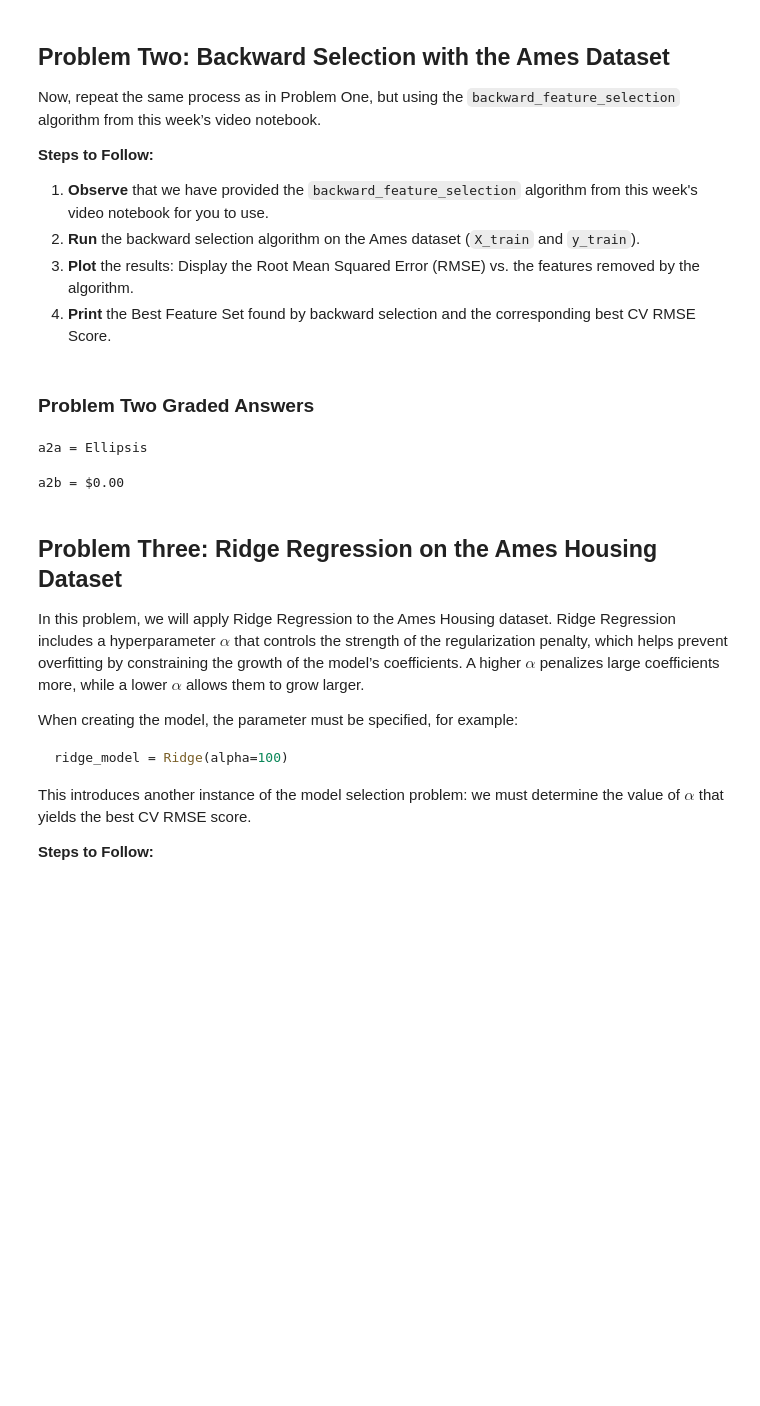
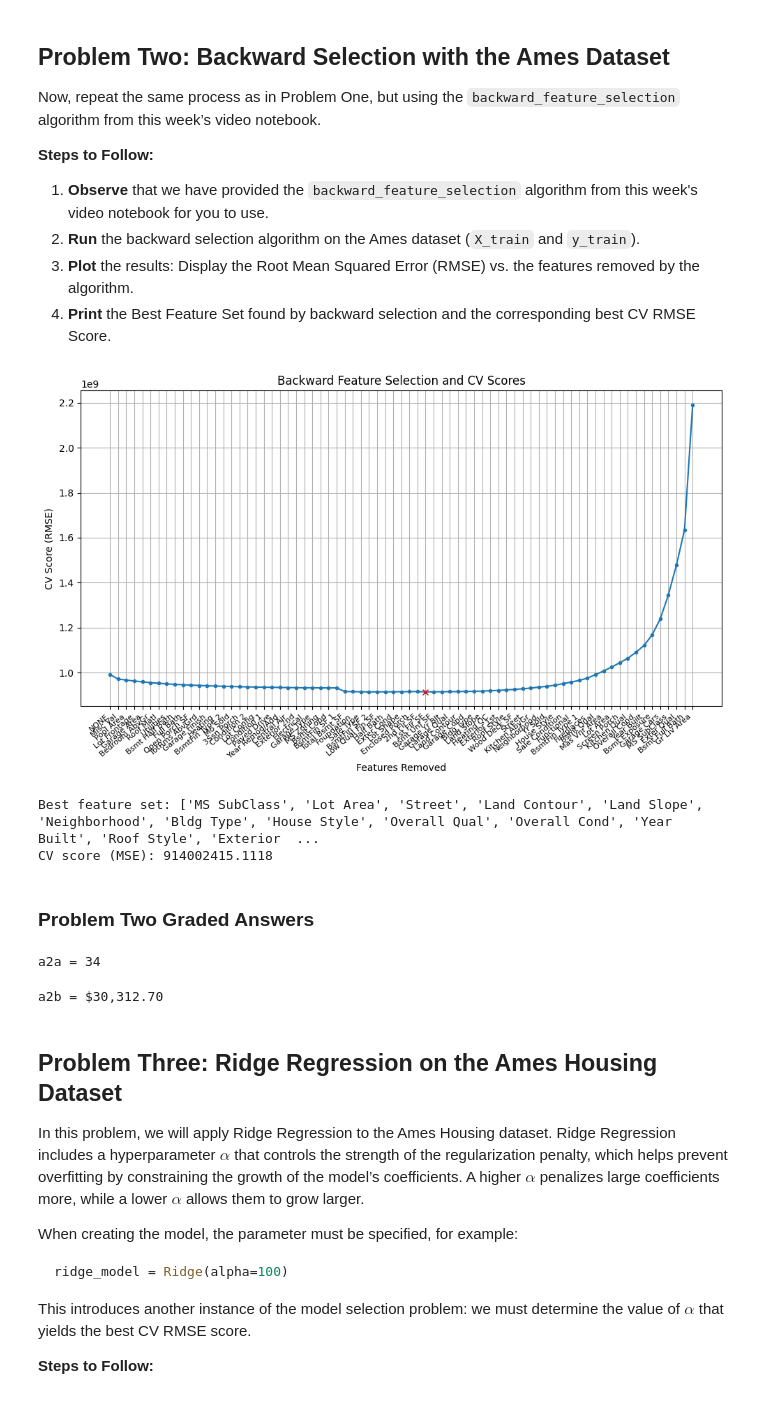
Before and after one commit to els246/Mod-3-HW-5-, a Jupyter notebook: Homework_05.ipynb, the cells around one changed output. Cells and saved outputs as stored; diff of their text form; code cells hidden in the pictures; blank space fills up the shorter version.

```diff
--- a/Homework_05.ipynb
+++ b/Homework_05.ipynb
@@ -341,24 +342,45 @@ def backward_feature_selection(X, y, model,
     )
 # %%
 # Your code here:  Run Backward Feature Selection, plot the results, and print out the Best Feature Set and the Best CV RMSE Score found.
+model = LinearRegression()
+selected_features, best_scores, best_feature_set, best_score = (
+    backward_feature_selection(X_train, y_train, model, verbose=False)
+)
+plt.figure(figsize=(10, 6))
+plt.title('Backward Feature Selection and CV Scores')
+plt.plot(range(1, len(best_scores) + 1), best_scores, marker='.')
+index = np.argmin(best_scores)
+plt.plot([index + 1], best_scores[index], marker='x', color='red')
+plt.xticks(range(1, len(selected_features) + 1), selected_features, rotation=40, ha='right', fontsize=8)
+plt.xlabel('Features Removed')
+plt.ylabel('CV Score (RMSE)')
+plt.grid()
+plt.tight_layout()
+plt.show()
+print("Best feature set:", best_feature_set)
+print("CV score (MSE):",np.around(best_score,4))
+# %% [output]
+[figure, added]
+Best feature set: ['MS SubClass', 'Lot Area', 'Street', 'Land Contour', 'Land Slope', 'Neighborhood', 'Bldg Type', 'House Style', 'Overall Qual', 'Overall Cond', 'Year Built', 'Roof Style', 'Exterior  ...
+CV score (MSE): 914002415.1118
 # %% [markdown]
 ### Problem Two Graded Answers
 # %%
 # TODO:  Set the variable to the number of features in the best feature set found
 
-a2a = ...
+a2a = len(best_feature_set)
 
 print(f'a2a = {a2a}')
 # %% [output]
-a2a = Ellipsis
+a2a = 34
 # %%
 # TODO:  Set the variable to the best CV RMSE score found
 
-a2b = 0.0                    # Just to get this cell to run without errors, insert your answer here
+a2b = np.sqrt(best_score)                    # Just to get this cell to run without errors, insert your answer here
 
 print(f"a2b = ${a2b:,.2f}")
 # %% [output]
-a2b = $0.00
+a2b = $30,312.70
 # %% [markdown]
 ## **Problem Three: Ridge Regression on the Ames Housing Dataset**
 
```
Also changed, not shown: parts of 6 cells of this notebook.
